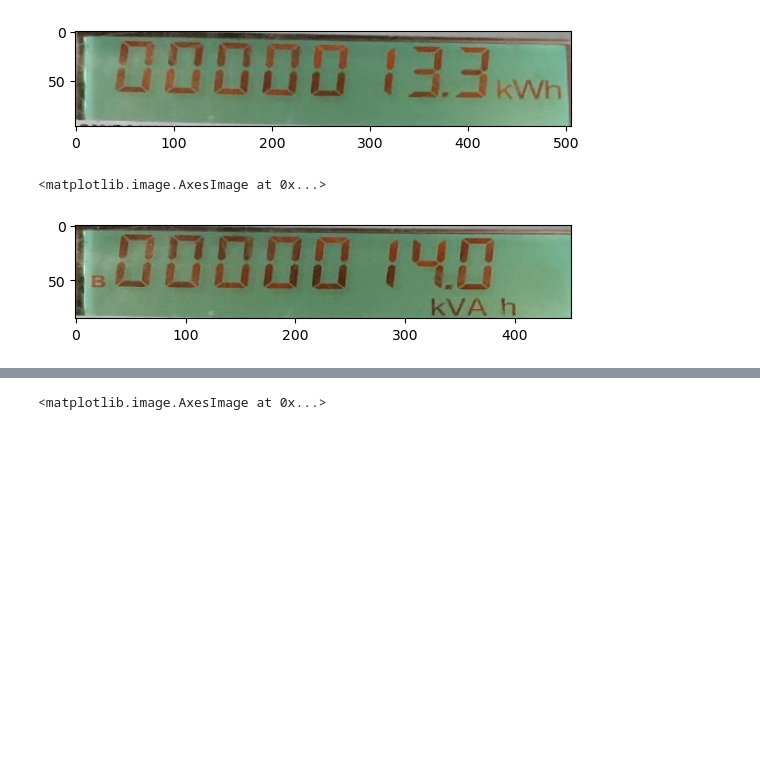
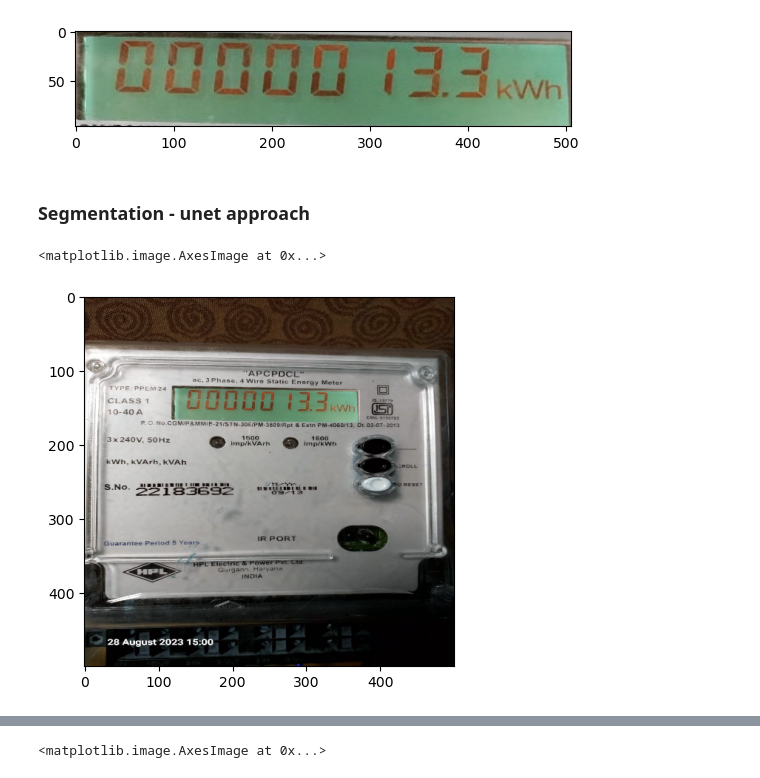
Before and after one commit to kokil321/Electric-Meter, a Jupyter notebook: Image_Segmentation.ipynb, the cells around one changed output, grey strips where cells are left out. Saved outputs shown, nothing was run; the diff lists cells and outputs as text; code cells hidden in the pictures; blank space fills up the shorter version.

```diff
--- a/Image_Segmentation.ipynb
+++ b/Image_Segmentation.ipynb
@@ -154,9 +183,29 @@ plt.imshow(seg_img)
 <matplotlib.image.AxesImage at 0x...>
 [figure]
 # %%
-seg_img = apply_slic(cimg2,cv2.COLOR_BGR2HSV)
+# this program is rewritten in segmentation_slic.ipynb
+
+gray_image = cv2.cvtColor(cimg3, cv2.COLOR_BGR2GRAY)
+
+# Apply histogram equalization
+equalized_image = cv2.equalizeHist(gray_image)
+
+# Convert the equalized image back to color if needed
+equalized_color_image = cv2.cvtColor(equalized_image, cv2.COLOR_GRAY2BGR)
+
+
+gamma = 1
+gamma_corrected_image = np.power(cimg3 / 255.0, 1.0 / gamma)
+gamma_corrected_image = np.uint8(gamma_corrected_image * 255)
+
+blurred_image = cv2.GaussianBlur(cimg16, (5,5), 0)
+seg_img = apply_slic(cimg1)
 
 plt.imshow(seg_img)
+
+blurred_image = cv2.GaussianBlur(cimg3, (5,5), 0)
+
+rgb_image = cv2.cvtColor(blurred_image, cv2.COLOR_BGR2GRAY)
+segments = slic(rgb_image, n_segments=2, compactness=10)
+segmented_image = label2rgb(segments, image=rgb_image, kind='avg')
+plt.imshow(segmented_image)
-# %% [output]
-<matplotlib.image.AxesImage at 0x...>
-[figure, removed]
@@ -170,0 +212,12 @@ equalized_color_image = cv2.cvtColor(equalized_image, cv2.COLOR_GRAY2BGR)
+# %% [markdown]
+### Segmentation - unet approach
+# %%
+# Resize the Input Image
+input_image = img1
+height = 500
+width = 500
+image = reshape_img(input_image,height, width)
+plt.imshow(image)
+# %% [output]
+<matplotlib.image.AxesImage at 0x...>
+[figure, added]
```
Also changed, not shown: parts of 30 cells of this notebook, 11 other files.
